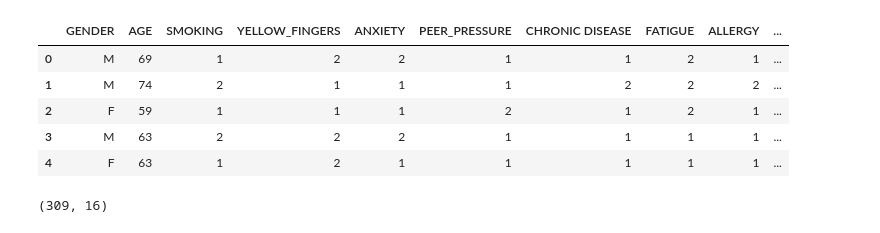
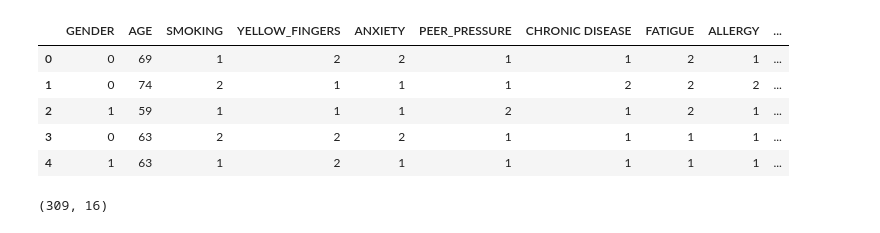
Before and after one commit to mafrs47/Lung_Cancer_Prediction, a Jupyter notebook: Lung_Cancer_Prediction.ipynb, the cells around one changed output. Drawn from its saved outputs; the diff is of its cells as text; code cells hidden in the pictures.

```diff
--- a/Lung_Cancer_Prediction.ipynb
+++ b/Lung_Cancer_Prediction.ipynb
@@ -16,15 +25,15 @@ lung_data = pd.read_csv("survey_lung_cancer.csv")
-# %%
-lung_data.head()
-# %% [output]
-|  | GENDER | AGE | SMOKING | YELLOW_FINGERS | ANXIETY | PEER_PRESSURE | CHRONIC DISEASE | FATIGUE | ALLERGY | ... |
-| 0 | M | 69 | 1 | 2 | 2 | 1 | 1 | 2 | 1 | ... |
-| 1 | M | 74 | 2 | 1 | 1 | 1 | 2 | 2 | 2 | ... |
-| 2 | F | 59 | 1 | 1 | 1 | 2 | 1 | 2 | 1 | ... |
-| 3 | M | 63 | 2 | 2 | 2 | 1 | 1 | 1 | 1 | ... |
-| 4 | F | 63 | 1 | 2 | 1 | 1 | 1 | 1 | 1 | ... |
 # %%
-lung_data.GENDER = lung_data.GENDER.map({"M":1,"F":2})
-lung_data.LUNG_CANCER = lung_data.LUNG_CANCER.map({"YES":1,"NO":2})
+# Convert 'GENDER' (M → 0, F → 1) and 'LUNG_CANCER' (YES → 1, NO → 0)
+lung_data["GENDER"] = lung_data["GENDER"].map({"M": 0, "F": 1})
+lung_data["LUNG_CANCER"] = lung_data["LUNG_CANCER"].map({"YES": 1, "NO": 0})
+lung_data.head()
+# %% [output]
+|  | GENDER | AGE | SMOKING | YELLOW_FINGERS | ANXIETY | PEER_PRESSURE | CHRONIC DISEASE | FATIGUE | ALLERGY | ... |
+| 0 | 0 | 69 | 1 | 2 | 2 | 1 | 1 | 2 | 1 | ... |
+| 1 | 0 | 74 | 2 | 1 | 1 | 1 | 2 | 2 | 2 | ... |
+| 2 | 1 | 59 | 1 | 1 | 1 | 2 | 1 | 2 | 1 | ... |
+| 3 | 0 | 63 | 2 | 2 | 2 | 1 | 1 | 1 | 1 | ... |
+| 4 | 1 | 63 | 1 | 2 | 1 | 1 | 1 | 1 | 1 | ... |
 # %%
 lung_data.shape
 # %% [output]
```
Also changed, not shown: parts of 17 cells of this notebook, 10 other files.
